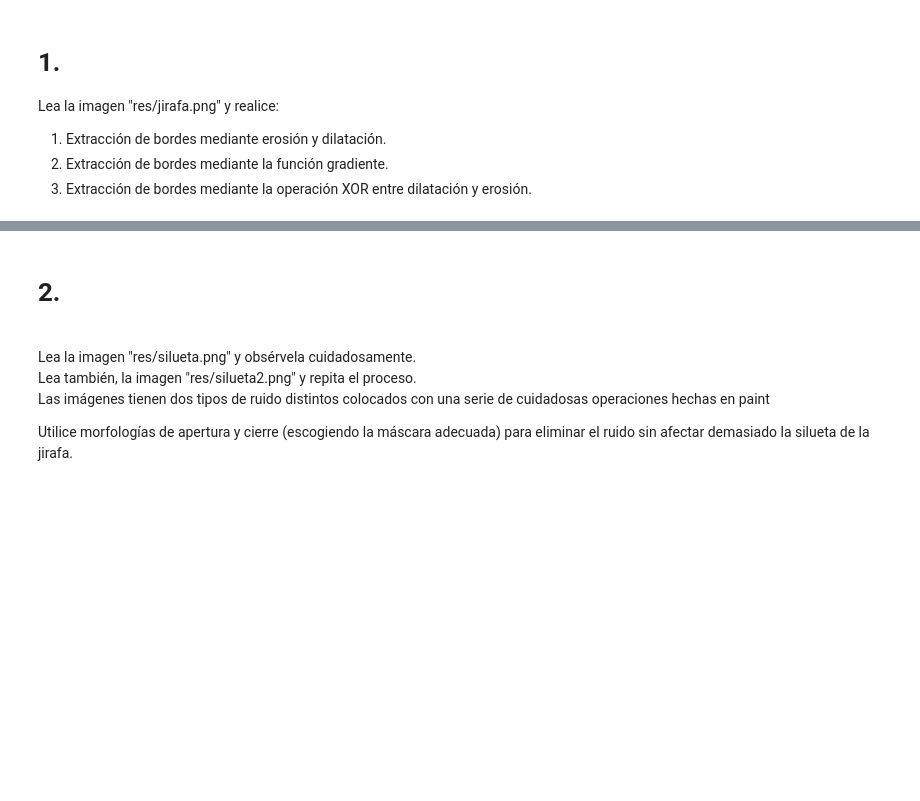
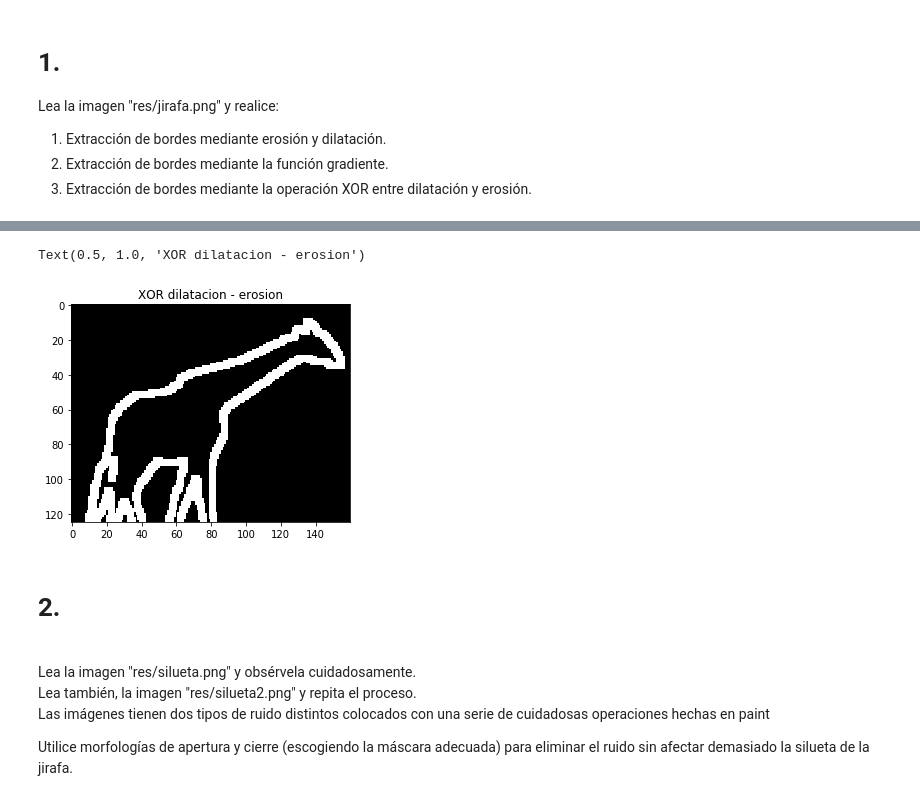
Before and after one commit to edcalderon/visionartifical, a Jupyter notebook: Practica 5 morfo excarac/Practica 5 Morfología y Extracción.ipynb, the cells around one changed output, grey strips where cells are left out. Cells and saved outputs as stored; diff of their text form; code cells hidden in the pictures; blank space fills up the shorter version.

```diff
--- a/Practica 5 morfo excarac/Practica 5 Morfología y Extracción.ipynb
+++ b/Practica 5 morfo excarac/Practica 5 Morfología y Extracción.ipynb
@@ -105,3 +100,17 @@ La distancia media entre el centroide y el contorno es: 74.21998546120963
+# %%
+# 3 XOR entre dilatación y erosión.
+#Cambiar la imagen gradient por la expresión XOR
+
+dilatacion = morph.binary_dilation(img,kernel)
+erosion = morph.binary_erosion(img,kernel)
+
+XOR = np.logical_xor(erosion,dilatacion)
+
+plt.imshow(XOR, cmap="gray")
+plt.title('XOR dilatacion - erosion')
+# %% [output]
+Text(0.5, 1.0, 'XOR dilatacion - erosion')
+[figure, added]
 # %% [markdown]
 # 2.
 
```
Also changed, not shown: parts of 8 cells of this notebook, 1 other file.
